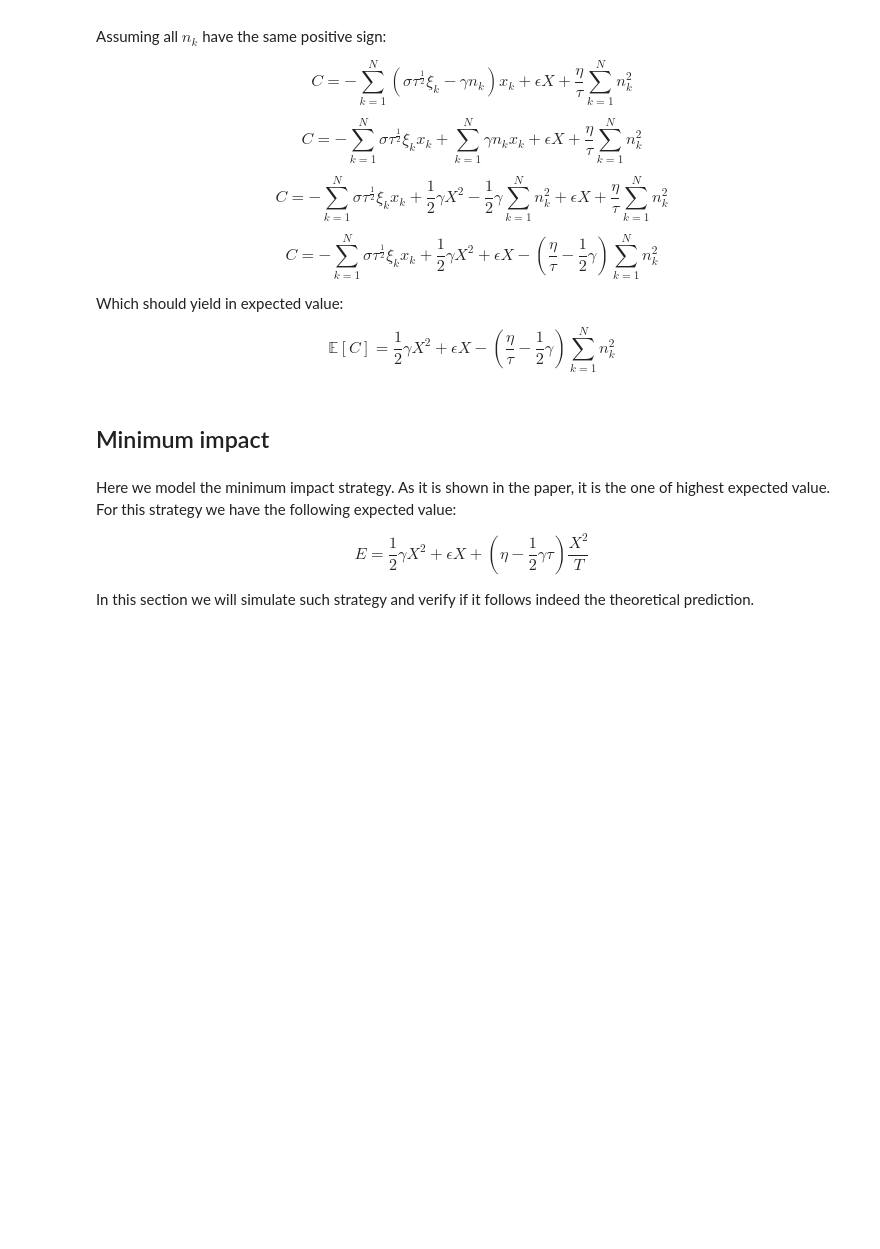
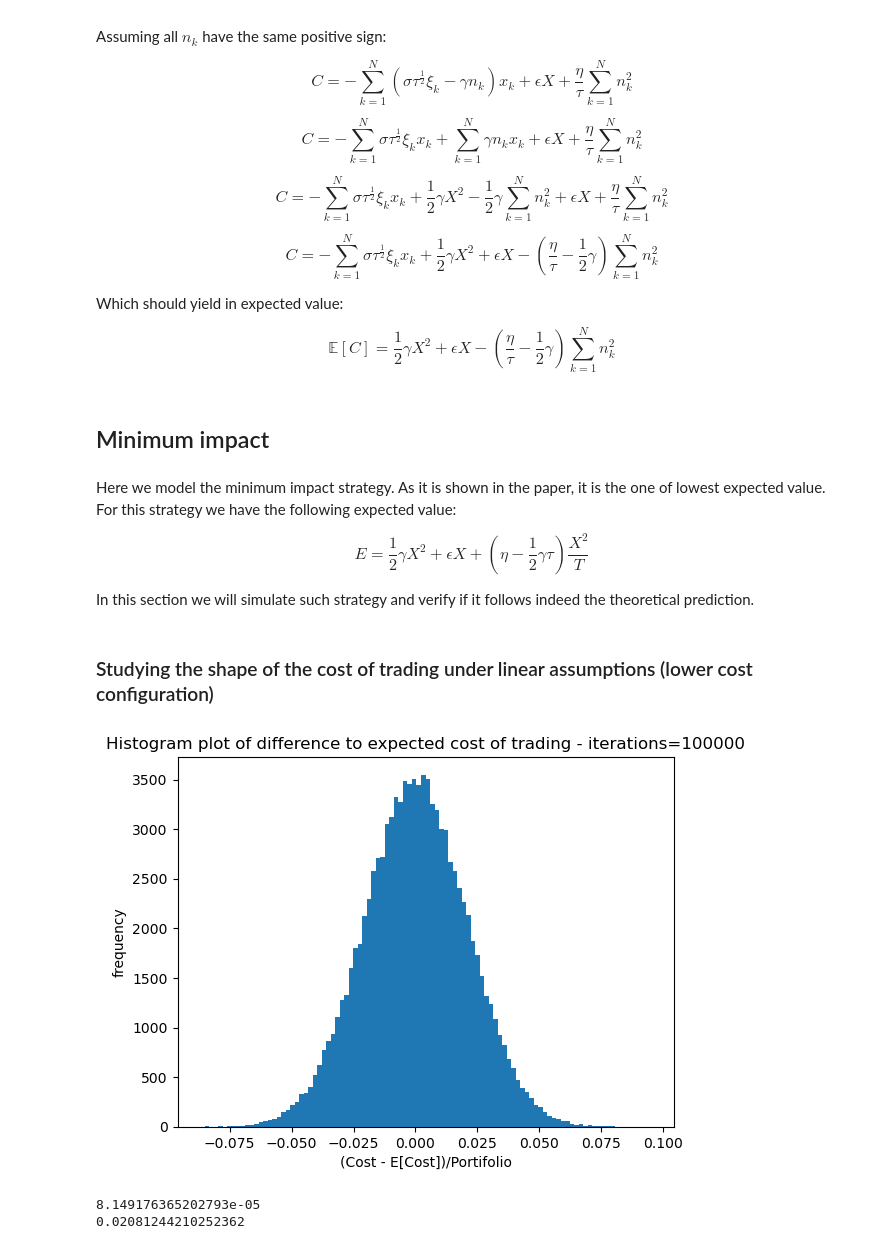
Before and after one commit to nicolassinott/HFT, a Jupyter notebook: Optimal Execution/simulation.ipynb, the cells around one changed output. Saved outputs shown, nothing was run; the diff lists cells and outputs as text; code cells hidden in the pictures; blank space fills up the shorter version.

```diff
--- a/Optimal Execution/simulation.ipynb
+++ b/Optimal Execution/simulation.ipynb
@@ -74,7 +75,7 @@ $$
 # %% [markdown]
 ## Minimum impact
 # %% [markdown]
-Here we model the minimum impact strategy. As it is shown in the paper, it is the one of highest expected value. For this strategy we have the following expected value:
+Here we model the minimum impact strategy. As it is shown in the paper, it is the one of lowest expected value. For this strategy we have the following expected value:
 
 $$
 E = \frac{1}{2} \gamma X^{2} + \epsilon X + \left(\eta - \frac{1}{2}\gamma \tau\right)\frac{X^{2}}{T}
@@ -168,3 +215,22 @@ tau = T/N
 # Generating gaussians
 xi = np.random.normal(0,1,N)
 ns = np.ones(N) / N
+# %% [markdown]
+### Studying the shape of the cost of trading under linear assumptions (lower cost configuration)
+# %%
+iterations = int(1e5)
+
+percentage_difference = [(complete_simulation_equally(X,gamma,eps,eta,sigma,T,N) - expected_linear_trading_cost(X,gamma,eps,eta,T,N))/ (S0 * X) for _ in range(iterations)]
+
+plt.hist(percentage_difference, bins = 100)
+plt.title(f"Histogram plot of difference to expected cost of trading - {iterations=}")
+plt.ylabel('frequency')
+plt.xlabel('(Cost - E[Cost])/Portifolio')
+plt.show()
+
+print(np.mean(percentage_difference))
+print(np.std(percentage_difference))
+# %% [output]
+[figure, added]
+8.149176365202793e-05
+0.02081244210252362
```
Also changed, not shown: parts of 2 cells of this notebook.
